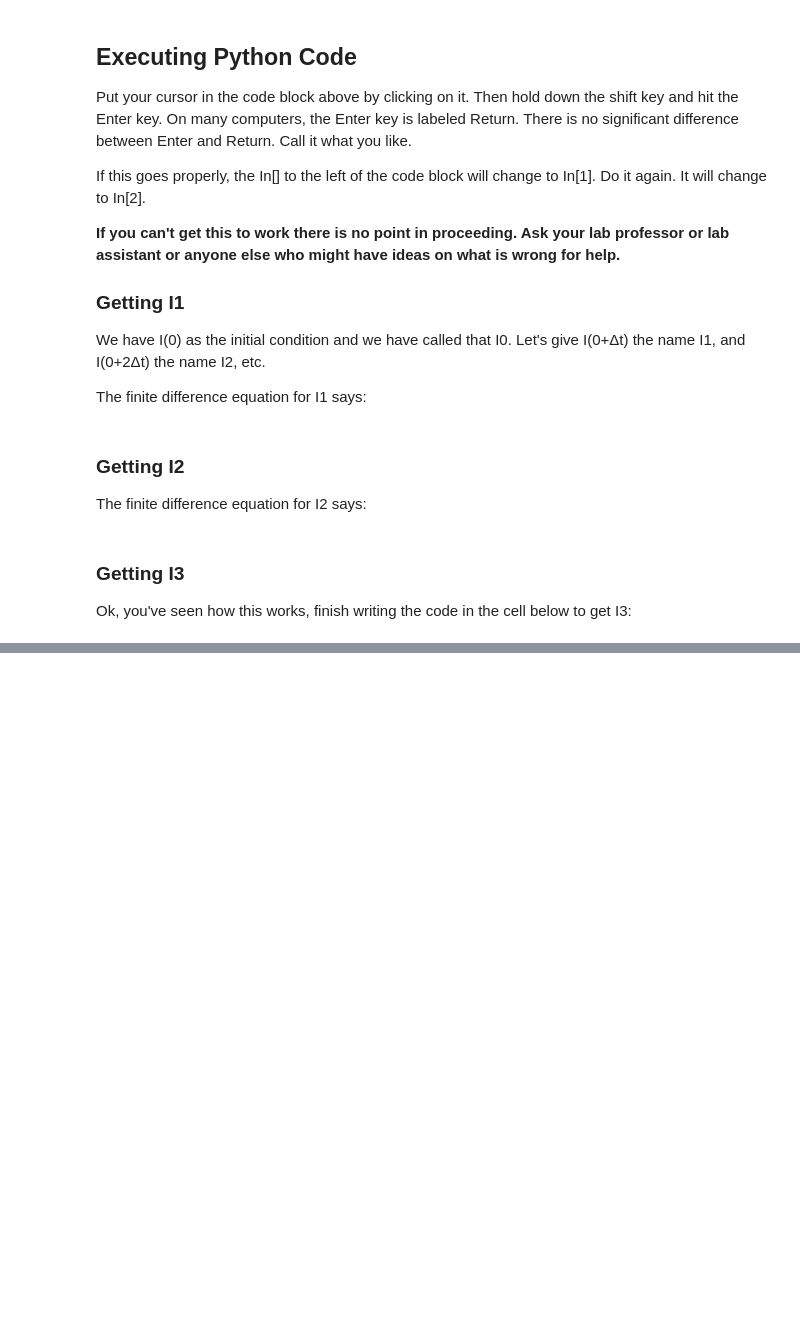
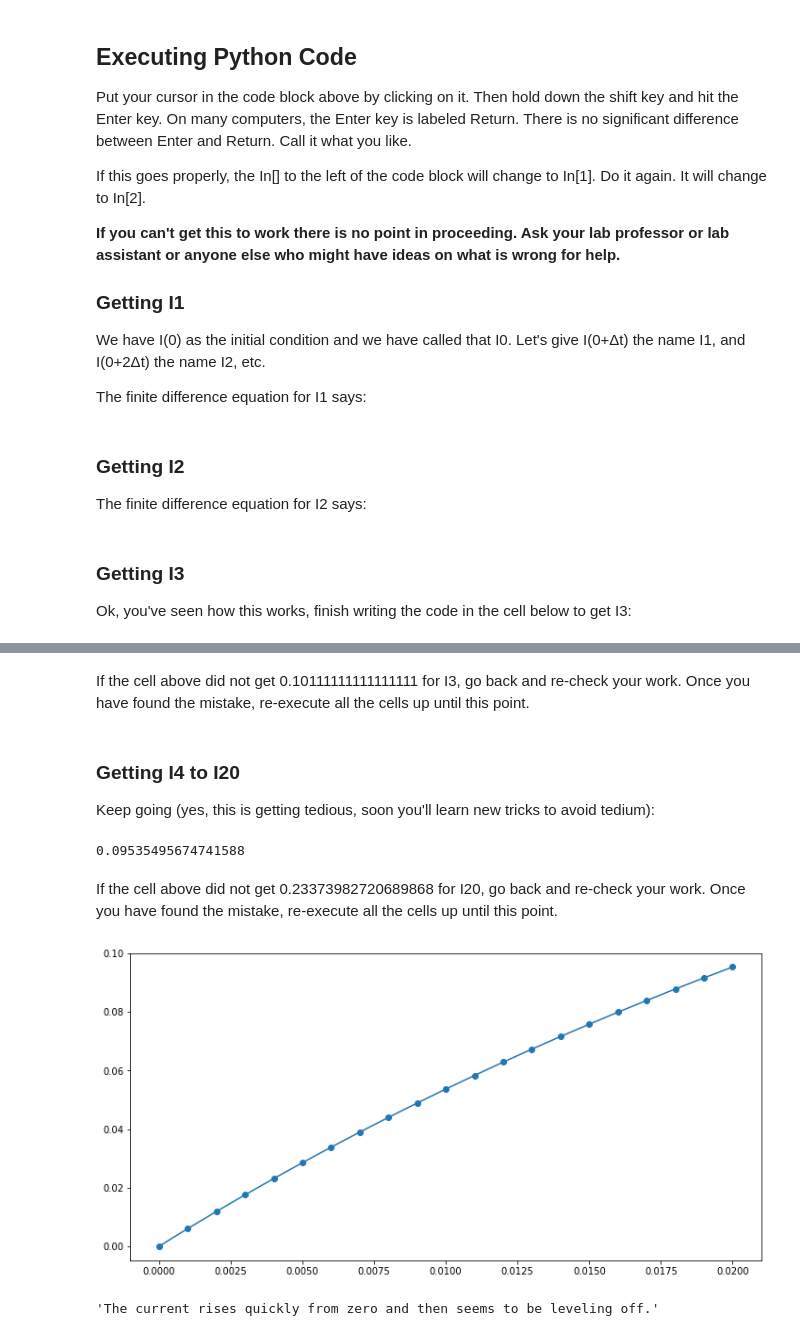
Before and after one commit to brianhill/loops-and-orbits, a Jupyter notebook: inductance/rl_circuit.ipynb, the cells around one changed output, grey strips where cells are left out. Cells and saved outputs as stored; diff of their text form; code cells hidden in the pictures; blank space fills up the shorter version.

```diff
--- a/inductance/rl_circuit.ipynb
+++ b/inductance/rl_circuit.ipynb
@@ -121,14 +126,16 @@ We have I(0) as the initial condition and we have called that I0. Let's give I(0
 
 The finite difference equation for I1 says:
 # %%
-I1 = I0 + delta_t * Vin/L - I0 * R/L
+I1 = I0 + delta_t * (Vin/L - I0 * R/L)
 # %% [markdown]
 ### Getting I2
 
 The finite difference equation for I2 says:
 # %%
-I2 = I1 + delta_t * Vin/L - I1 * R/L
+I2 = I1 + delta_t * (Vin/L - I1 * R/L)
 # %% [markdown]
 ### Getting I3
 
 Ok, you've seen how this works, finish writing the code in the cell below to get I3:
+# %%
+I3 = I2 + delta_t * (Vin/L - I2 * R/L)
@@ -134,0 +146,48 @@ Ok, you've seen how this works, finish writing the code in the cell below to get
+# %% [markdown]
+If the cell above did not get 0.10111111111111111 for I3, go back and re-check your work. Once you have found
+the mistake, re-execute all the cells up until this point.
+# %% [markdown]
+### Getting I4 to I20
+
+Keep going (yes, this is getting tedious, soon you'll learn new tricks to avoid tedium):
+# %%
+I4 = I3 + delta_t * (Vin/L - I3 * R/L)
+I5 = I4 + delta_t * (Vin/L - I4 * R/L)
+I6 = I5 + delta_t * (Vin/L - I5 * R/L)
+I7 = I6 + delta_t * (Vin/L - I6 * R/L)
+I8 = I7 + delta_t * (Vin/L - I7 * R/L)
+I9 = I8 + delta_t * (Vin/L - I8 * R/L)
+I10 = I9 + delta_t * (Vin/L - I9 * R/L)
+I11 = I10 + delta_t * (Vin/L - I10 * R/L)
+I12 = I11 + delta_t * (Vin/L - I11 * R/L)
+I13 = I12 + delta_t * (Vin/L - I12 * R/L)
+I14 = I13 + delta_t * (Vin/L - I13 * R/L)
+I15 = I14 + delta_t * (Vin/L - I14 * R/L)
+I16 = I15 + delta_t * (Vin/L - I15 * R/L)
+I17 = I16 + delta_t * (Vin/L - I16 * R/L)
+I18 = I17 + delta_t * (Vin/L - I17 * R/L)
+I19 = I18 + delta_t * (Vin/L - I18 * R/L)
+I20 = I19 + delta_t * (Vin/L - I19 * R/L)
+# %%
+I20
+# %% [output]
+0.09535495674741588
+# %% [markdown]
+If the cell above did not get 0.23373982720689868 for I20, go back and re-check your work. Once you have found
+the mistake, re-execute all the cells up until this point.
+# %%
+# Plot what we have got
+
+times = delta_t * np.arange(0, 21, 1)
+currents = [I0, I1, I2, I3, I4, I5, I6, I7, I8, I9, I10, I11, I12, I13, I14, I15, I16, I17, I18, I19, I20]
+
+plt.figure(figsize=(12, 6))
+
+plt.plot(times, currents, '-o')
+
+plt.show()
+
+"The current rises quickly from zero and then seems to be leveling off."
+# %% [output]
+[figure, added]
+'The current rises quickly from zero and then seems to be leveling off.'
```
Also changed, not shown: parts of 16 cells of this notebook, 2 other files.
